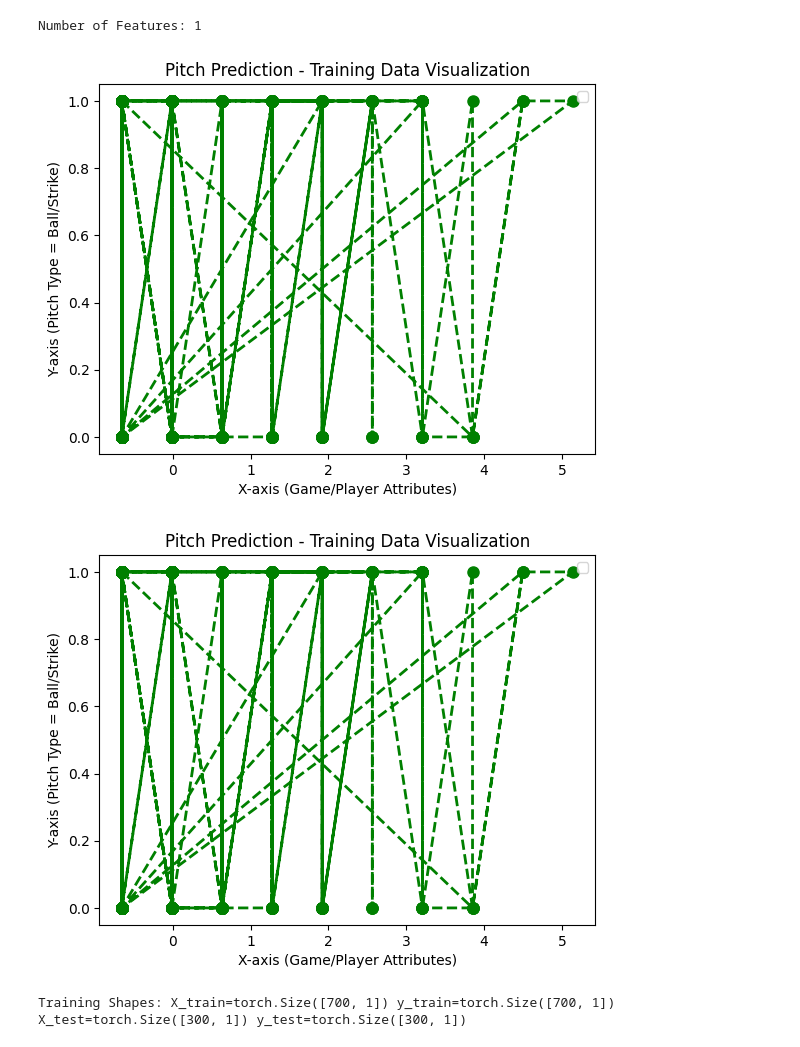
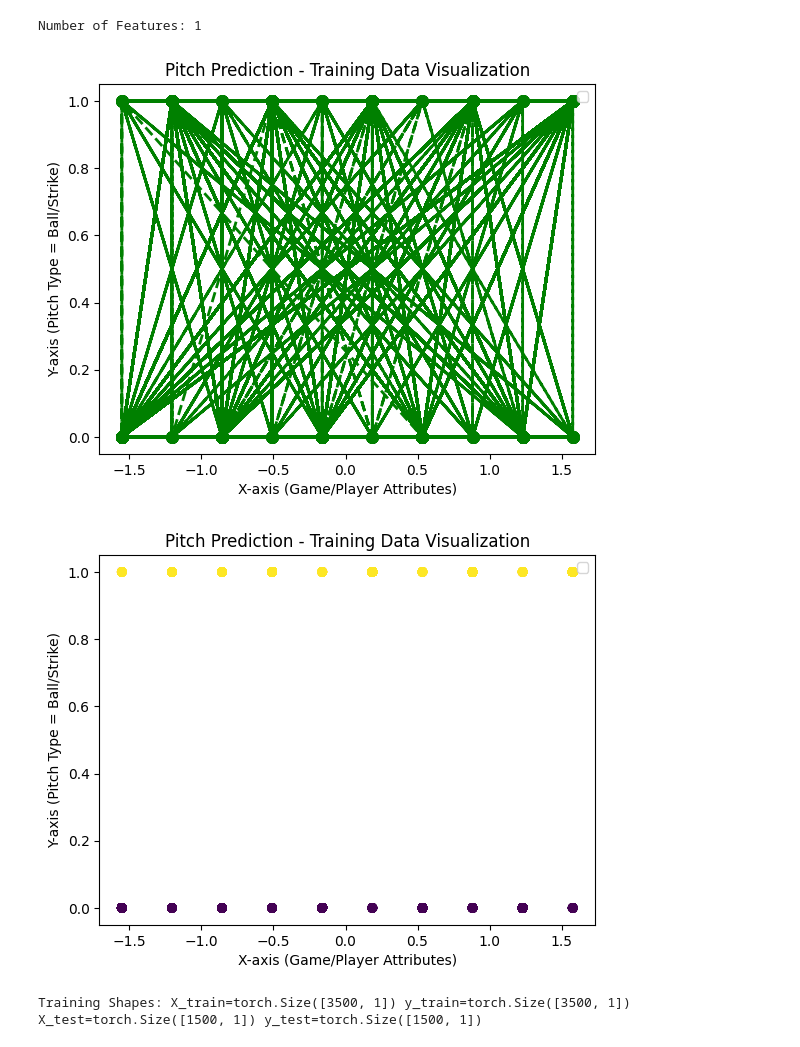
Before and after one commit to glroland/baseball, a Jupyter notebook: src/predict/predict_pitch_experiment.ipynb, the cells around one changed output. Cells and saved outputs as stored; diff of their text form; code cells hidden in the pictures.

Commit message:
added and enabled fake data to validate training algorithm

```diff
--- a/src/predict/predict_pitch_experiment.ipynb
+++ b/src/predict/predict_pitch_experiment.ipynb
@@ -19,7 +20,7 @@ import copy
 # %%
 DB_CONNECTION_STRING = "postgresql://baseball_app:baseball123@localhost/baseball_db"
 
-DATASET_SIZE = 1000
+DATASET_SIZE = 5000
 
 RANDOM_NUMBER_SEED = 42
 
@@ -89,3 +90,29 @@ df.head()
+# %%
+def override_with_stable_data(df):
+    df = df[0:0]
+    i = 0
+    oddball = 20
+    while i < DATASET_SIZE:
+        i += 1
+
+        pitch_index = int(random.random() * 10)
+        ball_or_strike = "S"
+        if pitch_index % 2 == 0:
+            ball_or_strike = "B"
+
+        if i % oddball == 0:
+            if ball_or_strike == "B":
+                ball_or_strike = "S"
+            else:
+                ball_or_strike = "B"
+
+        new_row = pd.Series({'pitch_index':pitch_index, 'ball_or_strike':ball_or_strike})
+
+        df = pd.concat([df, pd.DataFrame([new_row], columns=new_row.index)]).reset_index(drop=True)
+
+    return df
+
+df = override_with_stable_data(df)
 # %% [markdown]
 ## Prepare Data
 
@@ -209,7 +236,7 @@ plt.ylabel('Y-axis (Pitch Type = Ball/Strike)')
 plt.legend()
 plt.show()
 # %% [output]
-[figure, old version]
+[figure, new version]
 # %%
 # Convert to 2D PyTorch tensors
 Xt = torch.tensor(X.values, dtype=torch.float32)
@@ -224,13 +251,15 @@ yt = torch.tensor(y.values, dtype=torch.float32)
 #print(encoder.classes_)
 # %%
 plt.title("Pitch Prediction - Training Data Visualization")
-plt.plot(Xt, yt, 'go--', linewidth=2, markersize=8)
+#plt.scatter(Xt, yt)
+plt.scatter(Xt, yt, c=yt, cmap='viridis')
+#plt.plot(Xt, yt, 'go--', linewidth=2, markersize=8)
 plt.xlabel('X-axis (Game/Player Attributes)')
 plt.ylabel('Y-axis (Pitch Type = Ball/Strike)')
 plt.legend()
 plt.show()
 # %% [output]
-[figure, old version]
+[figure, new version]
 # %%
 class PitchPredictionModel(nn.Module):
     def __init__(self):
@@ -254,7 +283,7 @@ class PitchPredictionModel(nn.Module):
 X_train, X_test, y_train, y_test = train_test_split(Xt, yt, train_size=0.7, shuffle=True)
 print ("Training Shapes: X_train=" + str(X_train.shape) + " y_train=" + str(y_train.shape) + " X_test=" + str(X_test.shape) + " y_test=" + str(y_test.shape))
 # %% [output]
-Training Shapes: X_train=torch.Size([700, 1]) y_train=torch.Size([700, 1]) X_test=torch.Size([300, 1]) y_test=torch.Size([300, 1])
+Training Shapes: X_train=torch.Size([3500, 1]) y_train=torch.Size([3500, 1]) X_test=torch.Size([1500, 1]) y_test=torch.Size([1500, 1])
 # %%
 #X_train_tensor = torch.tensor(X_train.values, dtype=torch.float32)
 #y_train_tensor = torch.tensor(y_train.values, dtype=torch.float32)
```
Also changed, not shown: parts of 11 cells of this notebook.
